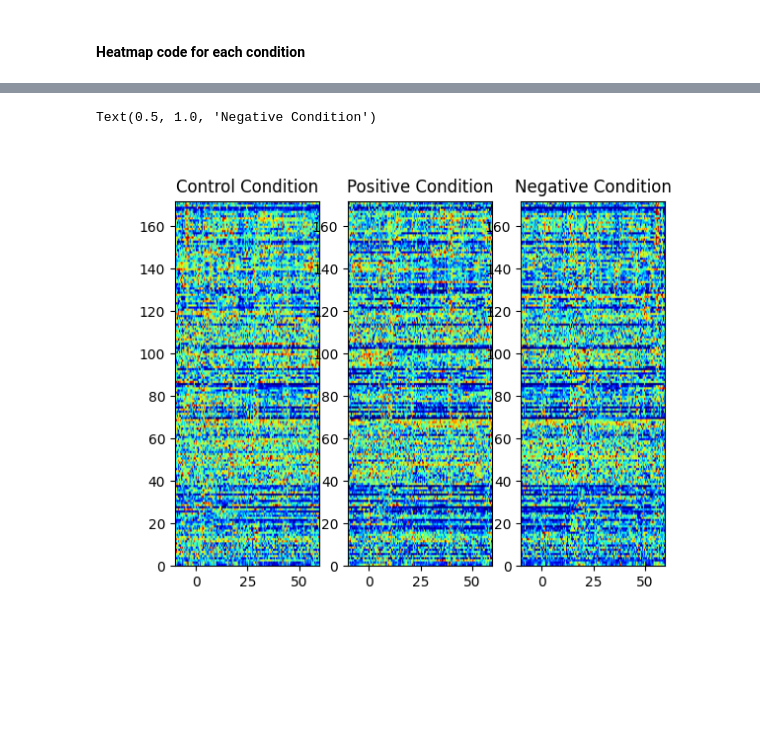
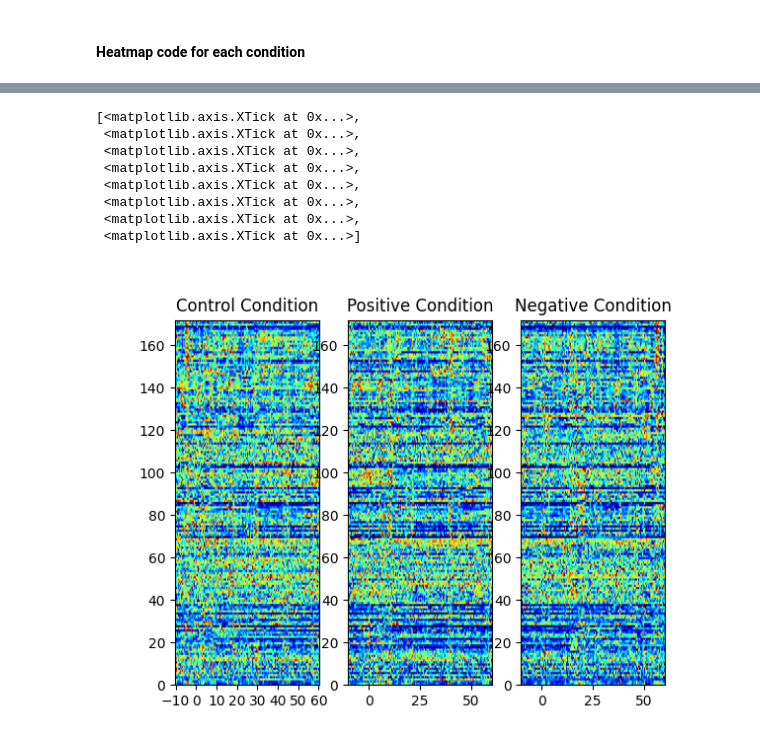
Before and after one commit to mvdm/nsb-mouse-2025, a Jupyter notebook: BenIgnitius/MBLvalence_heatmap_peths.ipynb, the cells around one changed output, grey strips where cells are left out. Saved outputs shown, nothing was run; the diff lists cells and outputs as text; code cells hidden in the pictures; blank space fills up the shorter version.

```diff
--- a/BenIgnitius/MBLvalence_heatmap_peths.ipynb
+++ b/BenIgnitius/MBLvalence_heatmap_peths.ipynb
@@ -102,13 +272,24 @@ norm_negative_spike_control_peths = np.vstack(norm_spike_negative_peths)
 # %%
 # Plot heatmap for control spike_control_peths after normalizing each row
-display_bins = np.arange(pre-bin_size/2, post+bin_size/2, bin_size)
+plt.close('all')
+display_bins = np.arange(pre-bin_size/2, post+bin_size, bin_size)
 fig, ax = plt.subplots(1,3)
 ax[0].imshow(norm_spike_control_peths, aspect='auto', cmap='jet', extent=[display_bins[0], display_bins[-1], 0, spike_control_peths.shape[0]])
 ax[1].imshow(norm_spike_positive_peths, aspect='auto', cmap='jet', extent=[display_bins[0], display_bins[-1], 0, spike_positive_peths.shape[0]])
 ax[2].imshow(norm_spike_negative_peths, aspect='auto', cmap='jet', extent=[display_bins[0], display_bins[-1], 0, spike_negative_peths.shape[0]])
 ax[0].set_title('Control Condition')
 ax[1].set_title('Positive Condition')
 ax[2].set_title('Negative Condition')
+ax[0].set_xticks([-10,0,10,20,30,40,50,60])
+ax[0].set_xticks([-10,0,10,20,30,40,50,60])
+ax[0].set_xticks([-10,0,10,20,30,40,50,60])
 # %% [output]
-Text(0.5, 1.0, 'Negative Condition')
+[<matplotlib.axis.XTick at 0x...>,
+ <matplotlib.axis.XTick at 0x...>,
+ <matplotlib.axis.XTick at 0x...>,
+ <matplotlib.axis.XTick at 0x...>,
+ <matplotlib.axis.XTick at 0x...>,
+ <matplotlib.axis.XTick at 0x...>,
+ <matplotlib.axis.XTick at 0x...>,
+ <matplotlib.axis.XTick at 0x...>]
-[figure, old version]
+[figure, new version]
```
Also changed, not shown: parts of 11 cells of this notebook.
